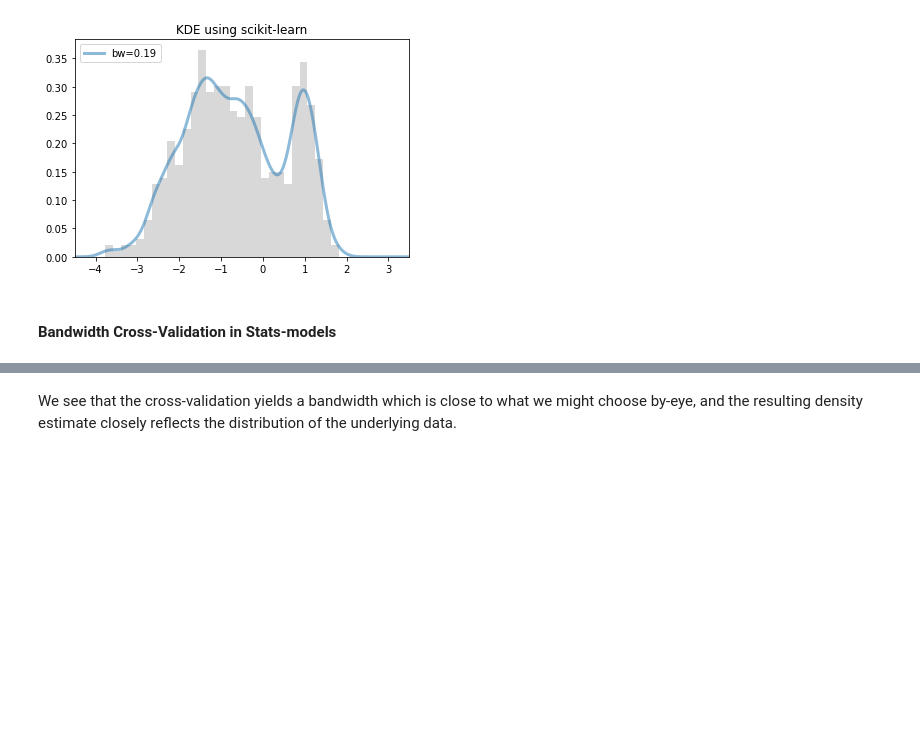
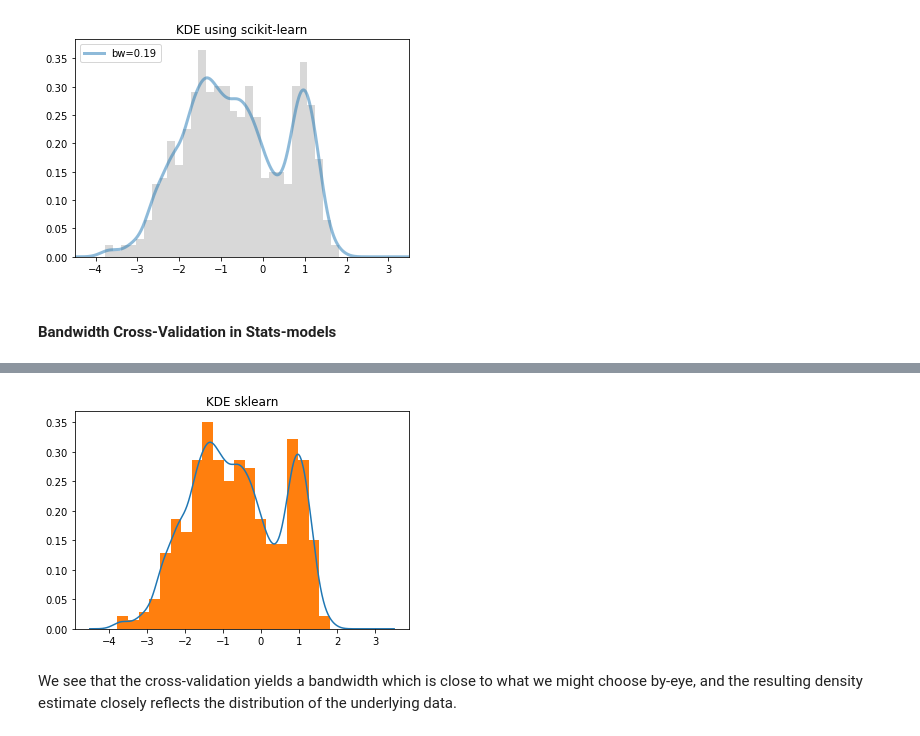
Before and after one commit to Miriam1999/SPF-2021-I, a Jupyter notebook: TEMA-2/Clase18_Continuation_KDE.ipynb, the cells around one changed output, grey strips where cells are left out. Saved outputs shown, nothing was run; the diff lists cells and outputs as text; code cells hidden in the pictures; blank space fills up the shorter version.

```diff
--- a/TEMA-2/Clase18_Continuation_KDE.ipynb
+++ b/TEMA-2/Clase18_Continuation_KDE.ipynb
@@ -303,3 +306,14 @@ Text(0.5, 1.0, 'KDE using scikit-learn')
+# %%
+# How to obtain a function instead of an array of values from sklearn KDE?
+kde_sklearn = KernelDensity(kernel='gaussian', bandwidth=0.19).fit(x[:, np.newaxis])
+f_skle = lambda x: np.exp(kde_sklearn.score_samples(x[:, None]))
+
+plt.plot(x_grid, f_skle(x_grid))
+plt.hist(x, bins=20, density=True)
+plt.title('KDE sklearn')
+plt.show()
+# %% [output]
+[figure, added]
 # %% [markdown]
 We see that the cross-validation yields a bandwidth which is close to what we might choose by-eye,
 and the resulting density estimate closely reflects the distribution of the underlying data.
```
Also changed, not shown: parts of 3 cells of this notebook, 1 other file.
